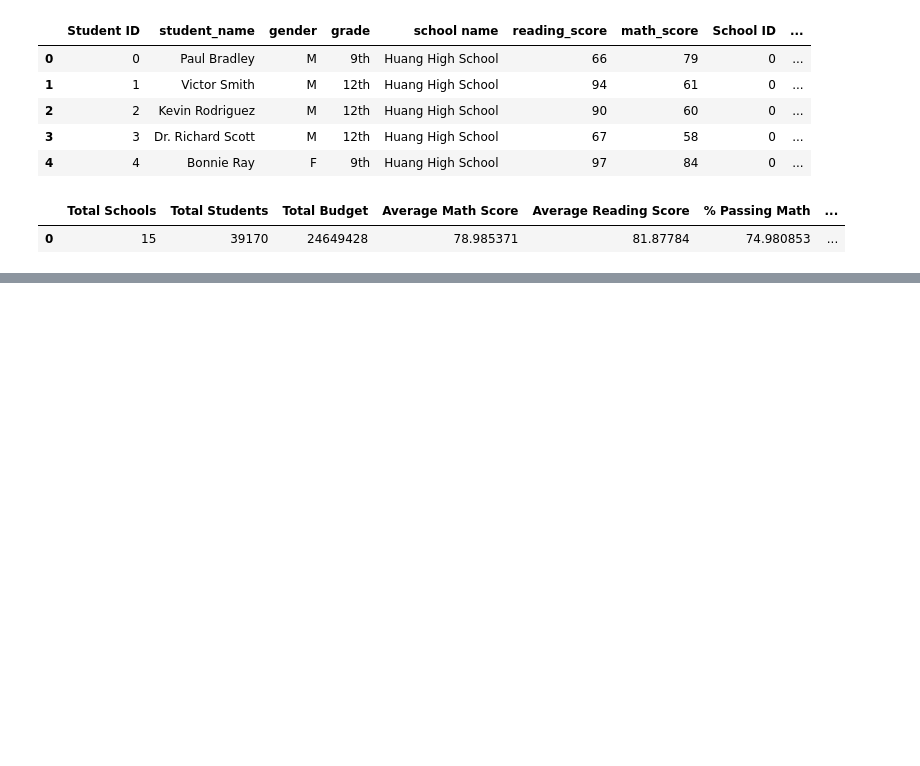
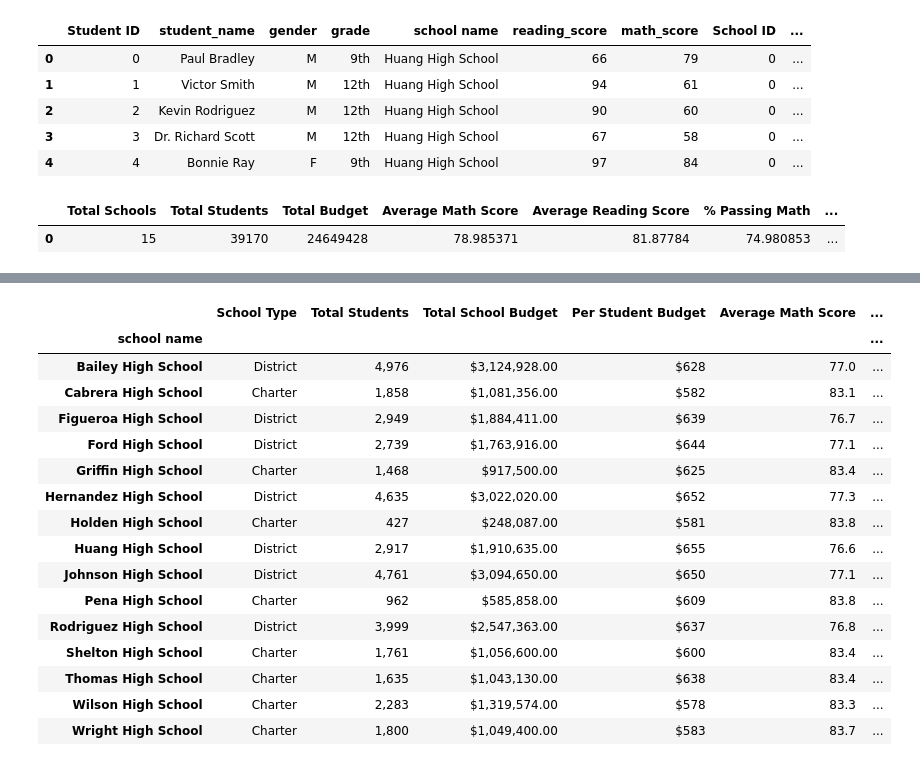
Before and after one commit to ddemoe7/pandas-challenge, a Jupyter notebook: PyCitySchools/PerformanceTrends.ipynb, the cells around one changed output, grey strips where cells are left out. Saved outputs shown, nothing was run; the diff lists cells and outputs as text; code cells hidden in the pictures; blank space fills up the shorter version.

```diff
--- a/PyCitySchools/PerformanceTrends.ipynb
+++ b/PyCitySchools/PerformanceTrends.ipynb
@@ -115,0 +161,69 @@ districtSummary_df
+# %%
+#schoolSummary = {"School Type" : schoolTypes,
+#                   "Total Students" : studentsPerSchool,
+#                    "Total School Budget" : schoolBudget,
+#                   "Per Student Budget" : studentBudget,
+#                   "Average Math Score" : avgMath,
+#                   "Average Reading Score" : avgRead,
+#                   "% Passing Math" : passingMath,
+#                   "% Passing Reading": passingReading,
+#                   "% Overall Passing" : overall
+#                  }
+
+#schoolSummary_df = pd.DataFrame([schoolSummary])
+
+#schoolSummary_df
+
+#I don't know why this dataframe is putting everything into one cell
+
+
+
+#Formatting that works
+schoolSummary = pd.DataFrame({
+    "School Type": schoolTypes,
+    "Total Students": studentsPerSchool,
+    "Per Student Budget": studentBudget,
+    "Total School Budget": schoolBudget,
+    "Average Math Score": avgMath,
+    "Average Reading Score": avgRead,
+    '% Passing Math': passingMath,
+    '% Passing Reading': passingReading,
+    '% Overall Passing': overall
+})
+
+schoolSummary = schoolSummary[['School Type',
+                          'Total Students',
+                        'Total School Budget',
+                          'Per Student Budget',
+                          'Average Math Score',
+                          'Average Reading Score',
+                          '% Passing Math',
+                          '% Passing Reading',
+                          '% Overall Passing']]
+
+schoolSummary.style.format({'Total Students': '{:,}',
+                          "Total School Budget": "${:,.2f}",
+                          "Per Student Budget": "${:.0f}",
+                          'Average Math Score': "{:.1f}",
+                          'Average Reading Score': "{:.1f}",
+                          "% Passing Math": "{:.1%}",
+                          "% Passing Reading": "{:.1%}",
+                          '% Overall Passing': "{:.1%}"})
+# %% [output]
+|  | School Type | Total Students | Total School Budget | Per Student Budget | Average Math Score | ... |
+| school name |  |  |  |  |  | ... |
+| Bailey High School | District | 4,976 | $3,124,928.00 | $628 | 77.0 | ... |
+| Cabrera High School | Charter | 1,858 | $1,081,356.00 | $582 | 83.1 | ... |
+| Figueroa High School | District | 2,949 | $1,884,411.00 | $639 | 76.7 | ... |
+| Ford High School | District | 2,739 | $1,763,916.00 | $644 | 77.1 | ... |
+| Griffin High School | Charter | 1,468 | $917,500.00 | $625 | 83.4 | ... |
+| Hernandez High School | District | 4,635 | $3,022,020.00 | $652 | 77.3 | ... |
+| Holden High School | Charter | 427 | $248,087.00 | $581 | 83.8 | ... |
+| Huang High School | District | 2,917 | $1,910,635.00 | $655 | 76.6 | ... |
+| Johnson High School | District | 4,761 | $3,094,650.00 | $650 | 77.1 | ... |
+| Pena High School | Charter | 962 | $585,858.00 | $609 | 83.8 | ... |
+| Rodriguez High School | District | 3,999 | $2,547,363.00 | $637 | 76.8 | ... |
+| Shelton High School | Charter | 1,761 | $1,056,600.00 | $600 | 83.4 | ... |
+| Thomas High School | Charter | 1,635 | $1,043,130.00 | $638 | 83.4 | ... |
+| Wilson High School | Charter | 2,283 | $1,319,574.00 | $578 | 83.3 | ... |
+| Wright High School | Charter | 1,800 | $1,049,400.00 | $583 | 83.7 | ... |
```
Also changed, not shown: parts of 20 cells of this notebook.
